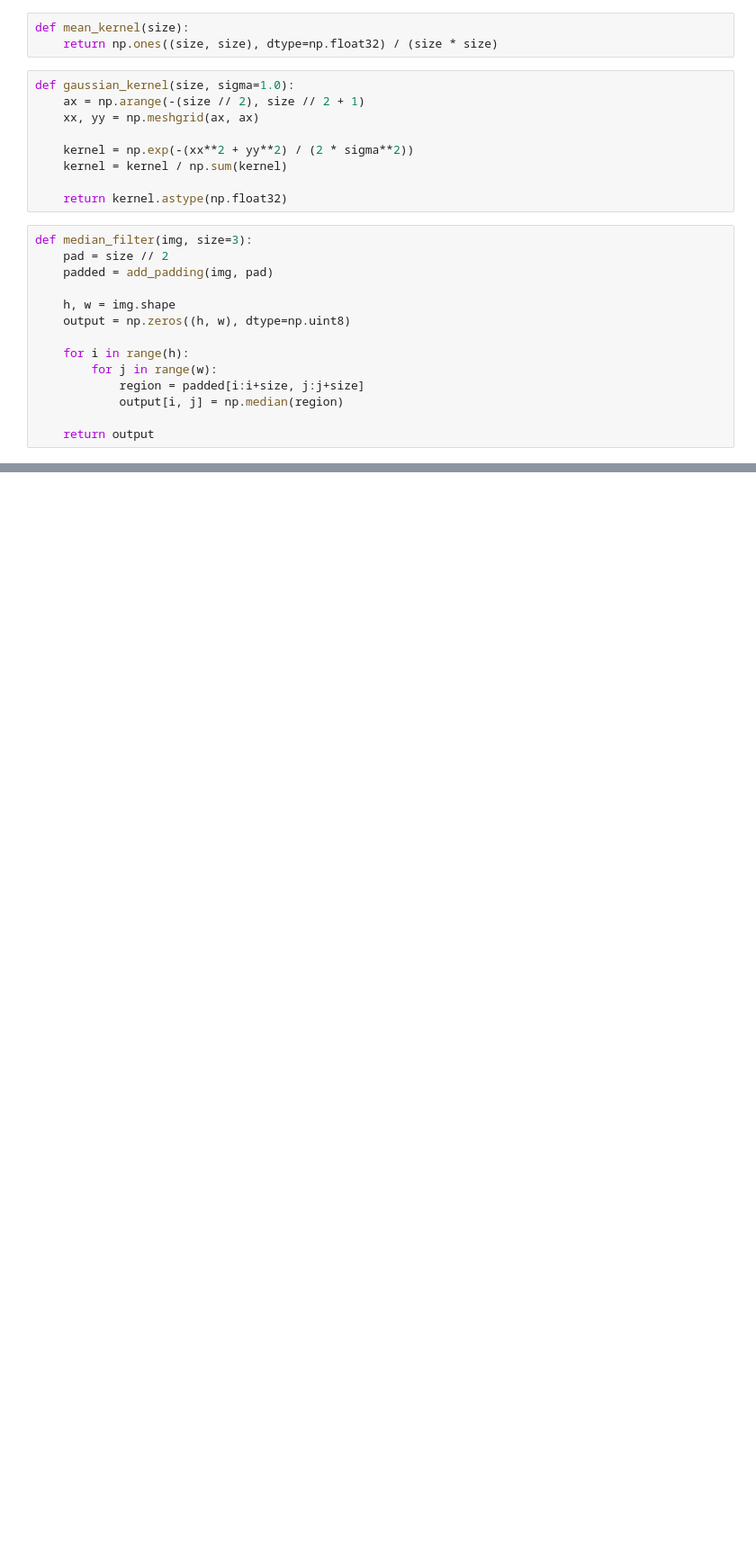
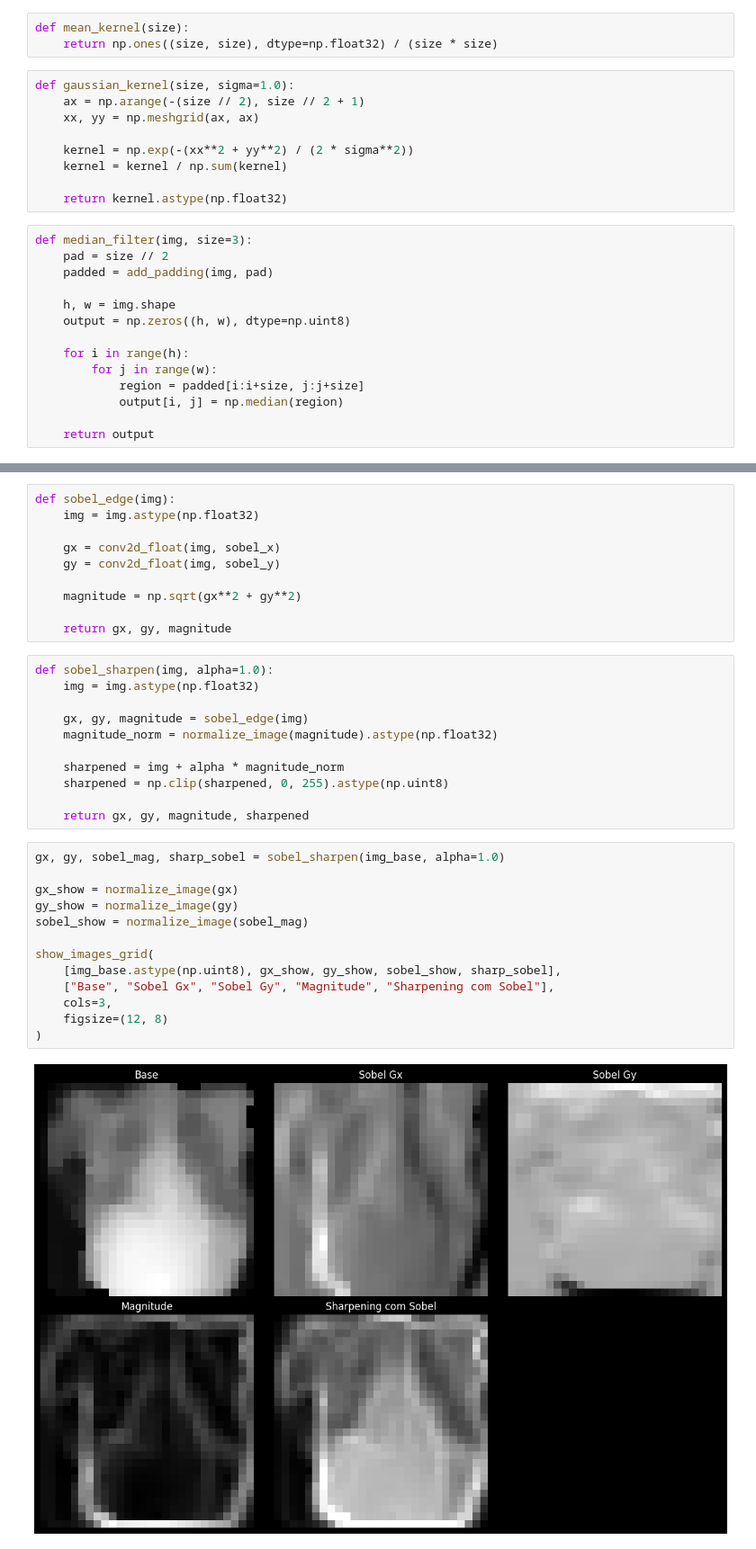
Before and after one commit to pedrxbro/digital-image-processing, a Jupyter notebook: medical-image-processing-pipeline/main.ipynb, the cells around one changed output, grey strips where cells are left out. Shown at 90% size. Cells and saved outputs as stored; diff of their text form; blank space fills up the shorter version.

```diff
--- a/medical-image-processing-pipeline/main.ipynb
+++ b/medical-image-processing-pipeline/main.ipynb
@@ -294,0 +377,36 @@ show_images_grid(
+# %%
+def sobel_edge(img):
+    img = img.astype(np.float32)
+
+    gx = conv2d_float(img, sobel_x)
+    gy = conv2d_float(img, sobel_y)
+
+    magnitude = np.sqrt(gx**2 + gy**2)
+
+    return gx, gy, magnitude
+# %%
+def sobel_sharpen(img, alpha=1.0):
+    img = img.astype(np.float32)
+
+    gx, gy, magnitude = sobel_edge(img)
+    magnitude_norm = normalize_image(magnitude).astype(np.float32)
+
+    sharpened = img + alpha * magnitude_norm
+    sharpened = np.clip(sharpened, 0, 255).astype(np.uint8)
+
+    return gx, gy, magnitude, sharpened
+# %%
+gx, gy, sobel_mag, sharp_sobel = sobel_sharpen(img_base, alpha=1.0)
+
+gx_show = normalize_image(gx)
+gy_show = normalize_image(gy)
+sobel_show = normalize_image(sobel_mag)
+
+show_images_grid(
+    [img_base.astype(np.uint8), gx_show, gy_show, sobel_show, sharp_sobel],
+    ["Base", "Sobel Gx", "Sobel Gy", "Magnitude", "Sharpening com Sobel"],
+    cols=3,
+    figsize=(12, 8)
+)
+# %% [output]
+[figure, added]
```
Also changed, not shown: parts of 13 cells of this notebook.
